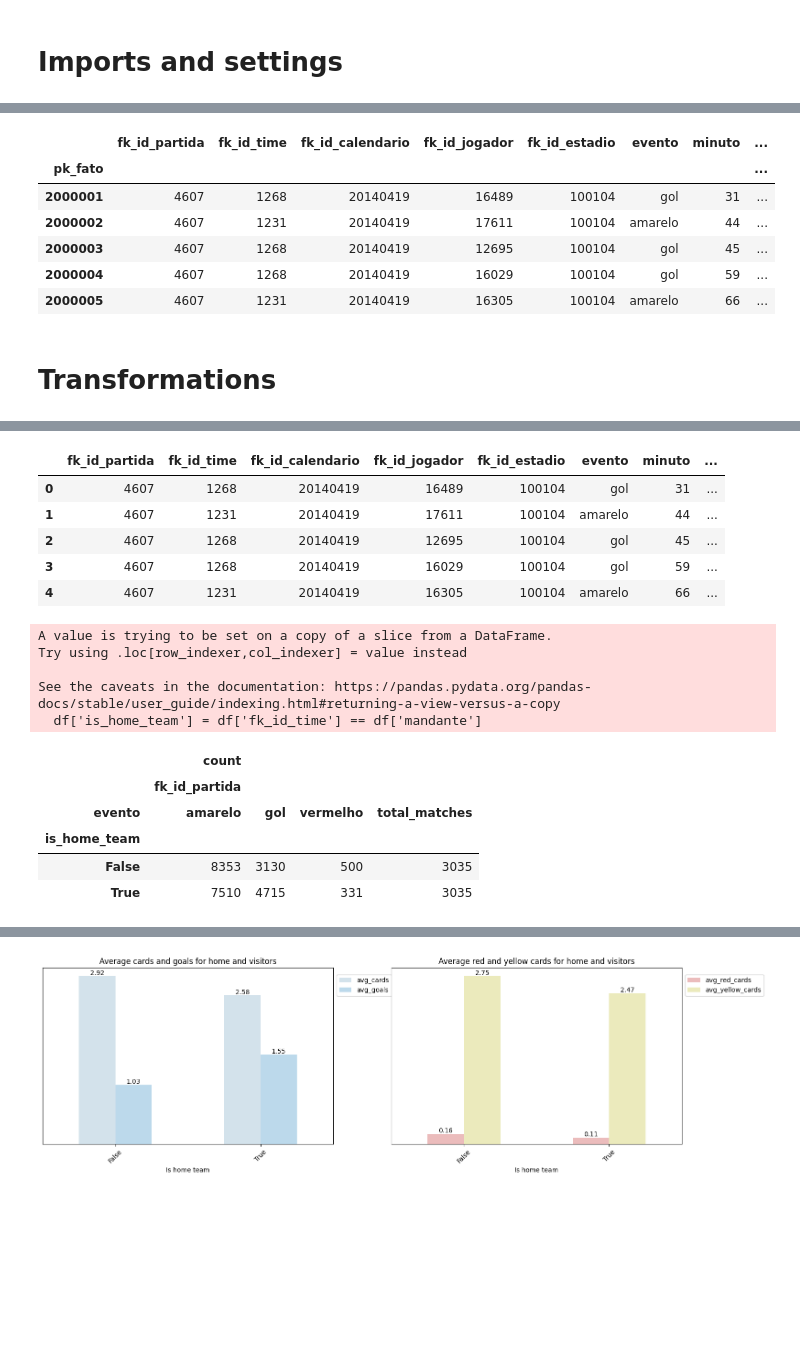
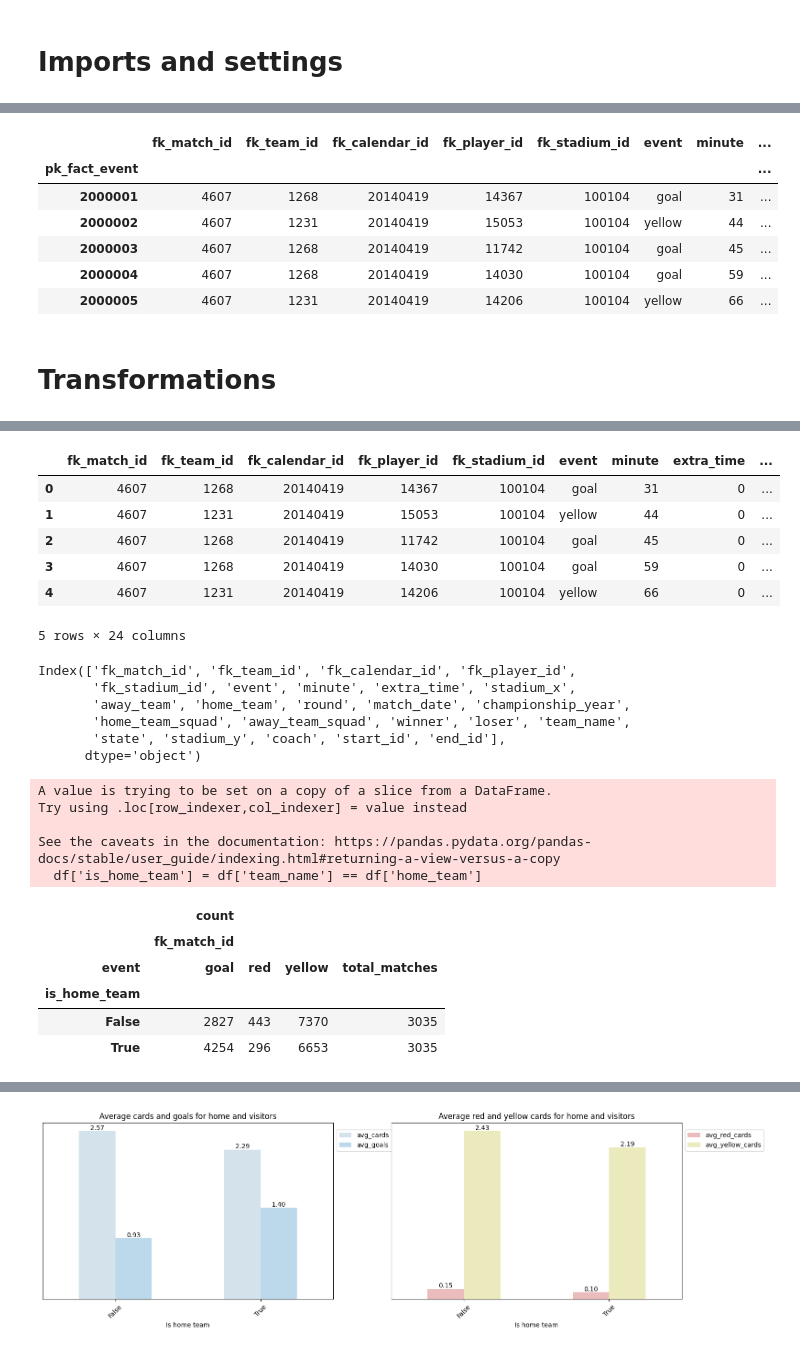
Before and after one commit to igoravelli/brazilian_soccer_championship_analysis, a Jupyter notebook: Average_of_cards_in_home_team_matches.ipynb, the cells around one changed output, grey strips where cells are left out. Saved outputs shown, nothing was run; the diff lists cells and outputs as text; code cells hidden in the pictures; blank space fills up the shorter version.

Commit message:
Adjusting translated table names

```diff
--- a/Average_of_cards_in_home_team_matches.ipynb
+++ b/Average_of_cards_in_home_team_matches.ipynb
@@ -14,16 +14,16 @@ data_table.enable_dataframe_formatter()
 auth.authenticate_user()
 
 project = 'brasileirao-362523'
-schema = 'exp_brasileirao'
+schema = '3_gold'
 location = 'US'
 
 client = bigquery.Client(project=project, location=location)
 # %%
 # @title get dim_match
 dim_match = client.query(f"""
-      SELECT * FROM `{project}.{schema}.exp_dimPartida`
+      SELECT * FROM `{project}.{schema}.dimMatch`
     """).to_dataframe()
 
-dim_match.set_index('pk_partida', inplace=True)
+dim_match.set_index('pk_match', inplace=True)
 dim_match.head()
 # %% [output]
@@ -36,0 +37,8 @@ dim_match.head()
+# %%
+# @title get dim_team
+dim_team = client.query(f"""
+      SELECT * FROM `{project}.{schema}.dimTeam`
+    """).to_dataframe()
+
+dim_team.set_index('pk_team', inplace=True)
+dim_team.head()
@@ -37,27 +53,30 @@ dim_match.head()
 # %%
 # @title get fact_events
 fact_events = client.query(f"""
-      SELECT * FROM `{project}.{schema}.exp_fatoEventos`
+      SELECT * FROM `{project}.{schema}.factEvents`
     """).to_dataframe()
 
-fact_events.set_index('pk_fato', inplace=True)
+fact_events.set_index('pk_fact_event', inplace=True)
 fact_events.head()
 # %% [output]
-|  | fk_id_partida | fk_id_time | fk_id_calendario | fk_id_jogador | fk_id_estadio | evento | minuto | ... |
-| pk_fato |  |  |  |  |  |  |  | ... |
-| 2000001 | 4607 | 1268 | 20140419 | 16489 | 100104 | gol | 31 | ... |
-| 2000002 | 4607 | 1231 | 20140419 | 17611 | 100104 | amarelo | 44 | ... |
-| 2000003 | 4607 | 1268 | 20140419 | 12695 | 100104 | gol | 45 | ... |
-| 2000004 | 4607 | 1268 | 20140419 | 16029 | 100104 | gol | 59 | ... |
-| 2000005 | 4607 | 1231 | 20140419 | 16305 | 100104 | amarelo | 66 | ... |
+|  | fk_match_id | fk_team_id | fk_calendar_id | fk_player_id | fk_stadium_id | event | minute | ... |
+| pk_fact_event |  |  |  |  |  |  |  | ... |
+| 2000001 | 4607 | 1268 | 20140419 | 14367 | 100104 | goal | 31 | ... |
+| 2000002 | 4607 | 1231 | 20140419 | 15053 | 100104 | yellow | 44 | ... |
+| 2000003 | 4607 | 1268 | 20140419 | 11742 | 100104 | goal | 45 | ... |
+| 2000004 | 4607 | 1268 | 20140419 | 14030 | 100104 | goal | 59 | ... |
+| 2000005 | 4607 | 1231 | 20140419 | 14206 | 100104 | yellow | 66 | ... |
 # %% [markdown]
 # Transformations
 # %%
 # @title join the dataframes dim_match, fact_events
 mart = fact_events.merge(dim_match,
                          how = 'left',
-                         left_on = 'fk_id_partida',
-                         right_on = 'pk_partida')
+                         left_on = 'fk_match_id',
+                         right_on = 'pk_match').merge(dim_team,
+                                                      how = 'left',
+                                                      left_on = 'fk_team_id',
+                                                      right_on = 'pk_team').rename(columns={'team': 'team_name'})
 
 mart.head()
 # %% [output]
@@ -64,9 +84,19 @@ mart.head()
-|  | fk_id_partida | fk_id_time | fk_id_calendario | fk_id_jogador | fk_id_estadio | evento | minuto | ... |
-| 0 | 4607 | 1268 | 20140419 | 16489 | 100104 | gol | 31 | ... |
-| 1 | 4607 | 1231 | 20140419 | 17611 | 100104 | amarelo | 44 | ... |
-| 2 | 4607 | 1268 | 20140419 | 12695 | 100104 | gol | 45 | ... |
-| 3 | 4607 | 1268 | 20140419 | 16029 | 100104 | gol | 59 | ... |
-| 4 | 4607 | 1231 | 20140419 | 16305 | 100104 | amarelo | 66 | ... |
+|  | fk_match_id | fk_team_id | fk_calendar_id | fk_player_id | fk_stadium_id | event | minute | extra_time | ... |
+| 0 | 4607 | 1268 | 20140419 | 14367 | 100104 | goal | 31 | 0 | ... |
+| 1 | 4607 | 1231 | 20140419 | 15053 | 100104 | yellow | 44 | 0 | ... |
+| 2 | 4607 | 1268 | 20140419 | 11742 | 100104 | goal | 45 | 0 | ... |
+| 3 | 4607 | 1268 | 20140419 | 14030 | 100104 | goal | 59 | 0 | ... |
+| 4 | 4607 | 1231 | 20140419 | 14206 | 100104 | yellow | 66 | 0 | ... |
+5 rows × 24 columns
+# %%
+mart.columns
+# %% [output]
+Index(['fk_match_id', 'fk_team_id', 'fk_calendar_id', 'fk_player_id',
+       'fk_stadium_id', 'event', 'minute', 'extra_time', 'stadium_x',
+       'away_team', 'home_team', 'round', 'match_date', 'championship_year',
+       'home_team_squad', 'away_team_squad', 'winner', 'loser', 'team_name',
+       'state', 'stadium_y', 'coach', 'start_id', 'end_id'],
+      dtype='object')
 # %%
 # @title select the columns
 cols = [
@@ -79,31 +109,31 @@ cols = [
 df = mart[cols]
 # %%
 # @title create the is_home_team column
-df['is_home_team'] = df['fk_id_time'] == df['mandante']
+df['is_home_team'] = df['team_name'] == df['home_team']
 # %% [output]
 A value is trying to be set on a copy of a slice from a DataFrame.
 Try using .loc[row_indexer,col_indexer] = value instead
 
 See the caveats in the documentation: https://pandas.pydata.org/pandas-docs/stable/user_guide/indexing.html#returning-a-view-versus-a-copy
-  df['is_home_team'] = df['fk_id_time'] == df['mandante']
+  df['is_home_team'] = df['team_name'] == df['home_team']
 # %%
 # @title pivot the dataframe
 pivot = pd.pivot_table(df,
-                       values = ['fk_id_partida'],
-                       columns = ['evento'],
+                       values = ['fk_match_id'],
+                       columns = ['event'],
                        index = ['is_home_team'],
                        aggfunc = ['count'],
                        fill_value = 0)
 
-pivot[[('count', 'fk_id_partida',  'total_matches')]] = len(df['fk_id_partida'].unique())
+pivot[[('count', 'fk_match_id',  'total_matches')]] = len(df['fk_match_id'].unique())
 pivot.head()
 # %% [output]
 |  | count |  |  |  |
-|  | fk_id_partida |  |  |  |
-| evento | amarelo | gol | vermelho | total_matches |
+|  | fk_match_id |  |  |  |
+| event | goal | red | yellow | total_matches |
 | is_home_team |  |  |  |  |
-| False | 8353 | 3130 | 500 | 3035 |
-| True | 7510 | 4715 | 331 | 3035 |
+| False | 2827 | 443 | 7370 | 3035 |
+| True | 4254 | 296 | 6653 | 3035 |
 # %%
 # @title get only the level 2 index column
 pivot.columns = pivot.columns.get_level_values(2)
```
Also changed, not shown: parts of 6 cells of this notebook.
